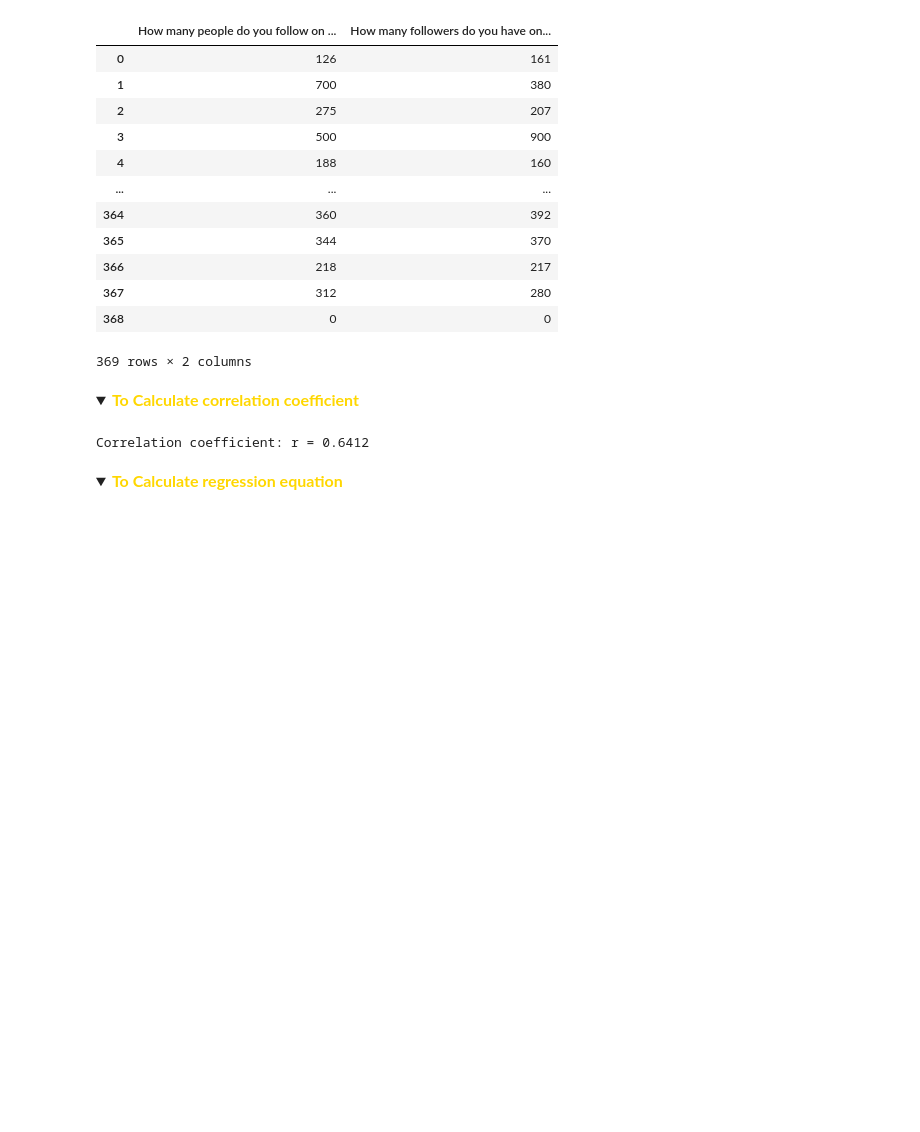
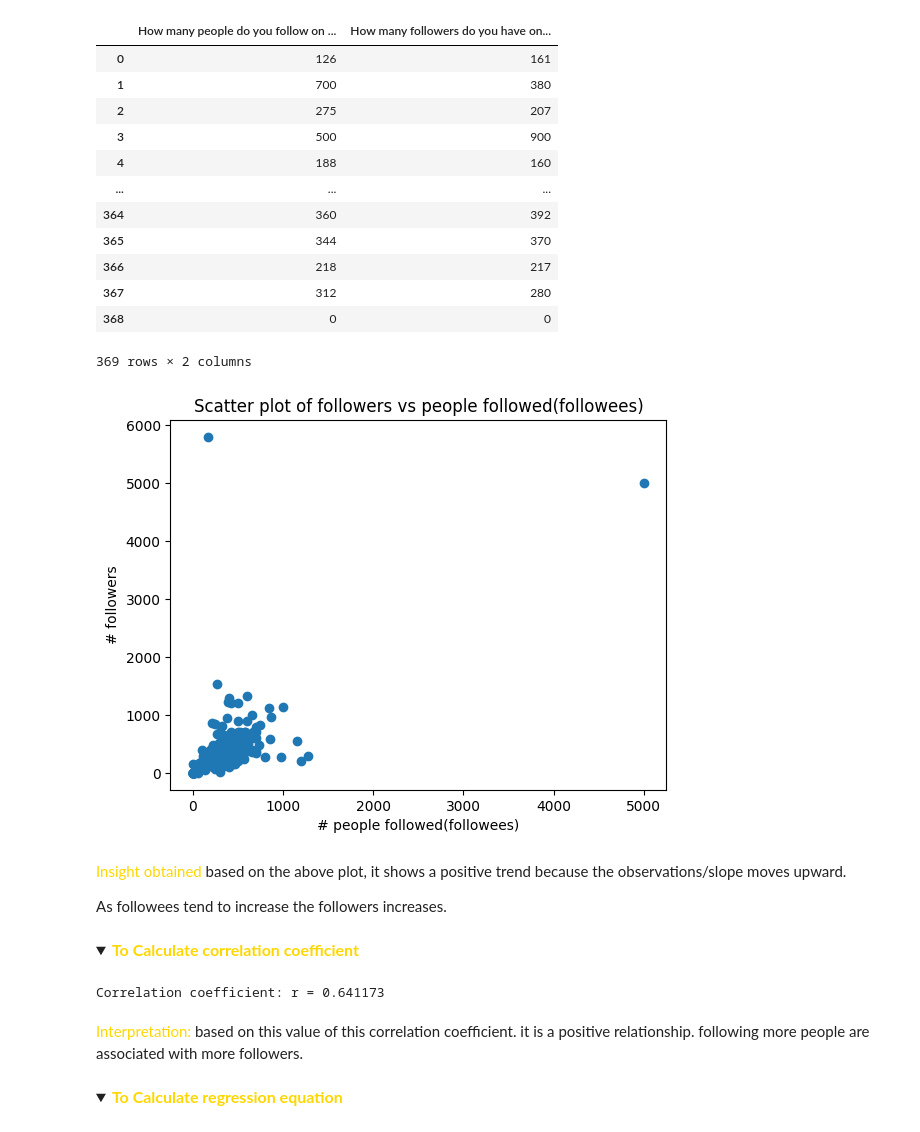
Before and after one commit to wandiyajames-arch/high-dim-data-analysis, a Jupyter notebook: linear-regression-with-python/Asssignments/A1_HDDA.ipynb, the cells around one changed output. Drawn from its saved outputs; the diff is of its cells as text; code cells hidden in the pictures; folded sections open; blank space fills up the shorter version.

Commit message:
added interpretations and visualizations

```diff
--- a/linear-regression-with-python/Asssignments/A1_HDDA.ipynb
+++ b/linear-regression-with-python/Asssignments/A1_HDDA.ipynb
@@ -38,14 +39,30 @@ y_values = Data.iloc[:, 1]
 # %%
 p_x = np.array(x_values, dtype=float)
 f_y = np.array(y_values, dtype=float)
+# %%
+#A scatter plot of the data
+plt.scatter(p_x, f_y)
+plt.xlabel('# people followed(followees)')
+plt.ylabel('# followers')
+plt.title('Scatter plot of followers vs people followed(followees)')
+plt.show()
+# %% [output]
+[figure, added]
+# %% [markdown]
+<span style="color: gold"> Insight obtained</span> based on  the above plot, it shows a positive trend because the observations/slope moves upward.
+
+As followees tend to increase the followers increases.
 # %% [markdown]
 <details>
   <summary><font size="3" color="gold"><b>To Calculate correlation coefficient</b></font></summary>
 # %%
 r = np.corrcoef(p_x, f_y)[0, 1]
-print(f"Correlation coefficient: r = {r:.4f}")
+print(f"Correlation coefficient: r = {r:7f}")
 # %% [output]
-Correlation coefficient: r = 0.6412
+Correlation coefficient: r = 0.641173
+# %% [markdown]
+<span style = "color: gold"> Interpretation:</span>
+based on this value of this correlation coefficient. it is a positive relationship. following more people are associated with more followers.
 # %% [markdown]
 <details>
   <summary><font size="3" color="gold"><b>To Calculate regression equation</b></font></summary>
```
Also changed, not shown: parts of 9 cells of this notebook.
